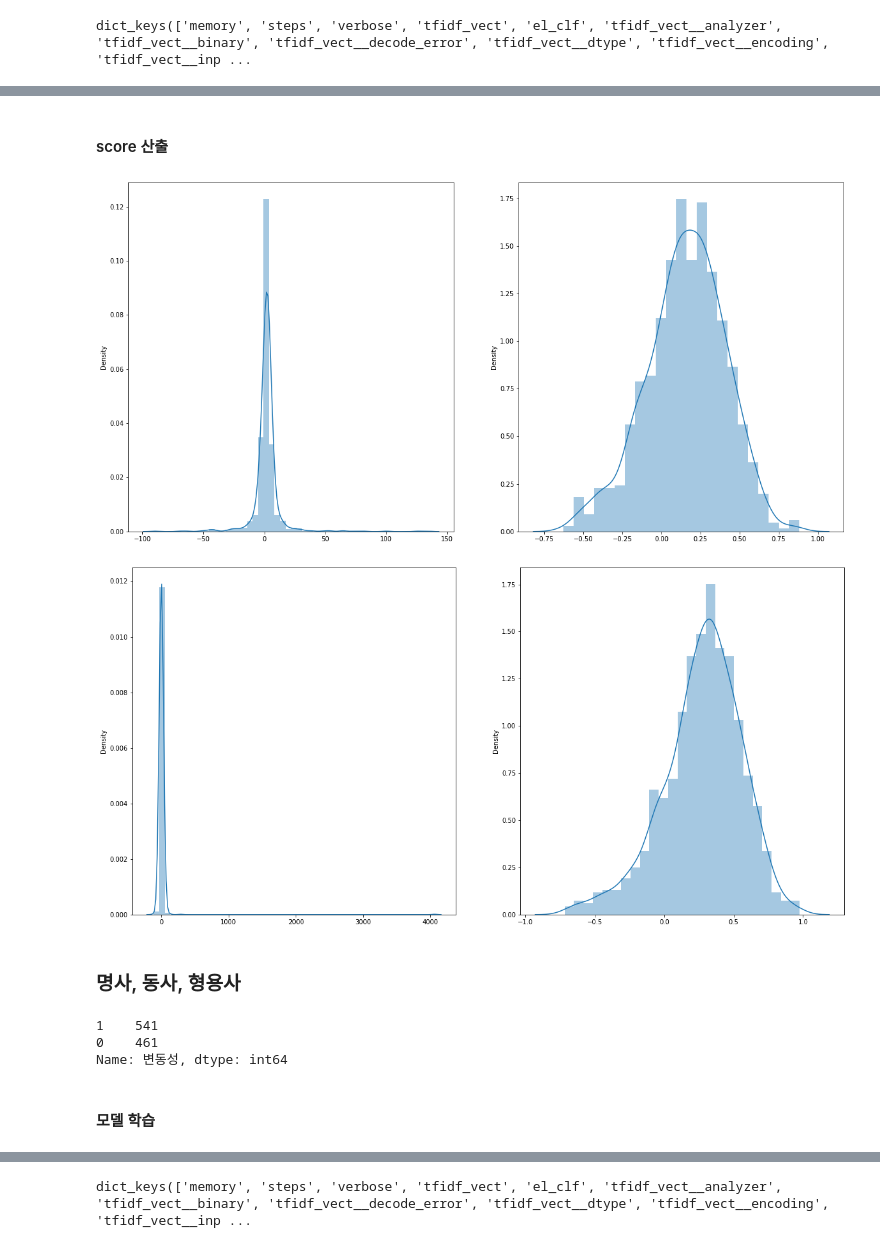
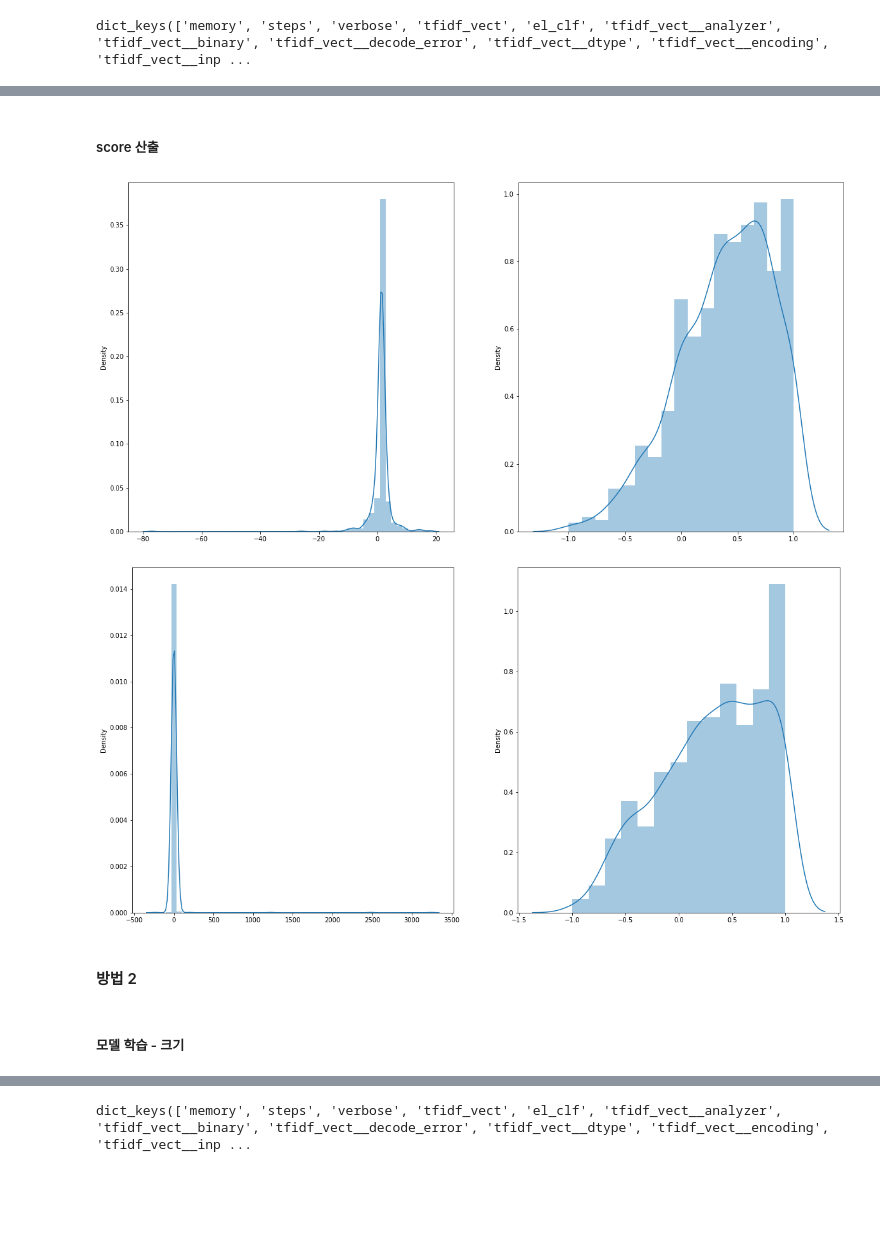
Before and after one commit to jej0312/bitcoin_volatility, a Jupyter notebook: Codes/Text/Text_preprocessing_news.ipynb, the cells around one changed output, grey strips where cells are left out. Drawn from its saved outputs; the diff is of its cells as text; code cells hidden in the pictures; blank space fills up the shorter version.

```diff
--- a/Codes/Text/Text_preprocessing_news.ipynb
+++ b/Codes/Text/Text_preprocessing_news.ipynb
@@ -811,3 +819,5 @@ Name: 변동성, dtype: int64
+# %%
+method_vol = '1'
 # %%
 # Pipeline을 통해서 텍스트를 벡터화시키고 모델 학습시키기!
 from sklearn.model_selection import train_test_split
@@ -815,8 +825,8 @@ from sklearn.pipeline import Pipeline
 from sklearn.metrics import accuracy_score, roc_auc_score
 
 # 학습, 테스트 데이터 분리
-target = df['변동성']
-feature = df['nouns']
+target = df['변동성_1'][df['변동성_1'].notnull()]
+feature = df['nouns'][df['변동성_1'].notnull()]
 
 X_train, X_test, y_train, y_test = train_test_split(feature,
                                                     target,
@@ -860,8 +870,8 @@ dict_keys(['memory', 'steps', 'verbose', 'tfidf_vect', 'el_clf', 'tfidf_vect__an
 # %%
 # https://inuplace.tistory.com/516
 
-params = {"el_clf__l1_ratio": [0.08, 0.09, 0.95], # L1 규제의 비율(Elastic-Net 믹싱 파라미터 경우에만 사용) (default=0.15)
-          "el_clf__alpha": [0.0013, 0.0014, 0.00145], #regularization param, 값이 클수록 강력한 정규화(규제) 설정 (default=0.0001)
+params = {"el_clf__l1_ratio": [0.95, 0.98, 1], # L1 규제의 비율(Elastic-Net 믹싱 파라미터 경우에만 사용) (default=0.15)
+          "el_clf__alpha": [0.0005, 0.001, 0.0013], #regularization param, 값이 클수록 강력한 정규화(규제) 설정 (default=0.0001)
           "tfidf_vect__min_df": [1, 2], #min count of words allowed
           "tfidf_vect__ngram_range": [(1,1), (1,2)]
           }
@@ -947,16 +957,16 @@ Elastic Net picked 3072 variables and eliminated the other 28789 variables
 coef = pd.DataFrame(coef)
 coef.columns = ['score']
 # %% [markdown]
-#### score 산출
+##### score 산출
 # %%
 import pickle
 
-# # 감성 지수 저장
-# with open('news_'+pos+'_sentiment_words.pkl', 'wb') as f:
-#     pickle.dump(coef, f)
+# 감성 지수 저장
+with open('news_'+pos+'_sentiment_words_'+method_vol+'.pkl', 'wb') as f:
+    pickle.dump(coef, f)
 
 # 감성 지수 불러오기
-with open('news_'+pos+'_sentiment_words.pkl', 'rb') as f:
+with open('news_'+pos+'_sentiment_words_'+method_vol+'.pkl', 'rb') as f:
     coef = pickle.load(f)
 # %%
 def cal_score(text_series, coef, method, ):
@@ -1022,28 +1032,20 @@ def cal_score(text_series, coef, method, ):
 # %%
 method = 'count'
 sen_score = cal_score(df['nouns'], coef, method=method)
 
-with open('news_'+pos+'_sen_score_'+method+'.pkl', 'wb') as f:
+with open('news_'+pos+'_sen_score_'+method+'_'+method_vol+'.pkl', 'wb') as f:
     pickle.dump(sen_score, f)
 # %% [output]
-[figure, old version]
+[figure, new version]
 # %%
 method = 'score'
 sen_score = cal_score(df['nouns'], coef, method=method)
 
-with open('news_'+pos+'_sen_score_'+method+'.pkl', 'wb') as f:
+with open('news_'+pos+'_sen_score_'+method+'_'+method_vol+'.pkl', 'wb') as f:
     pickle.dump(sen_score, f)
 # %% [output]
-[figure, old version]
+[figure, new version]
-# %% [markdown]
-### 명사, 동사, 형용사
-# %%
-pos = 'all'
-print(df['변동성'].value_counts())
-df = pd.read_csv('news_'+pos+'_text_pos_tagged.csv')
-# %% [output]
-1    541
-0    461
-Name: 변동성, dtype: int64
+# %% [markdown]
+#### 방법 2
 # %% [markdown]
-#### 모델 학습
+##### 모델 학습 - 크기
```
Also changed, not shown: parts of 123 cells of this notebook, 31 other files.
